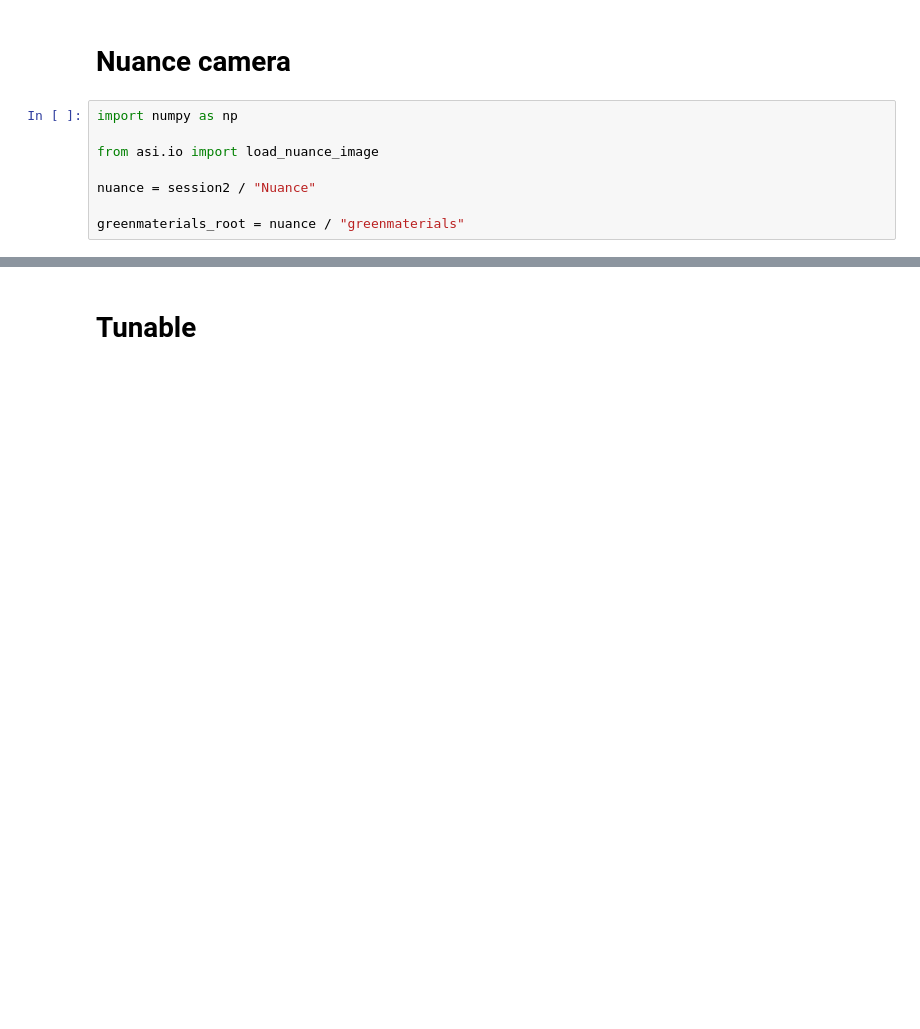
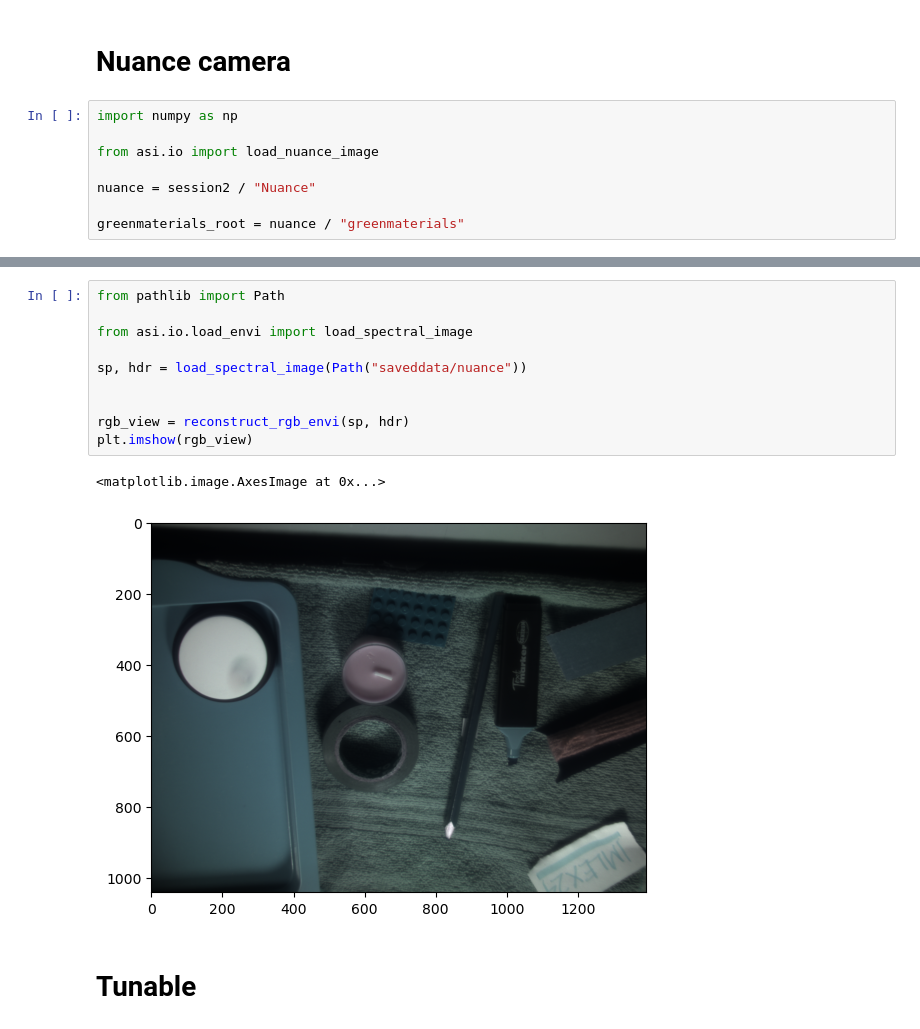
Before and after one commit to 8gaU8/ASI-Homeworks, a Jupyter notebook: load_various_spectral_images.ipynb, the cells around one changed output, grey strips where cells are left out. Cells and saved outputs as stored; diff of their text form; blank space fills up the shorter version.

```diff
--- a/load_various_spectral_images.ipynb
+++ b/load_various_spectral_images.ipynb
@@ -60,3 +95,16 @@ plt.imshow(rgb)
+# %%
+from pathlib import Path
+
+from asi.io.load_envi import load_spectral_image
+
+sp, hdr = load_spectral_image(Path("saveddata/nuance"))
+
+
+rgb_view = reconstruct_rgb_envi(sp, hdr)
+plt.imshow(rgb_view)
+# %% [output]
+<matplotlib.image.AxesImage at 0x...>
+[figure, added]
 # %% [markdown]
 # Tunable
 # %%
```
Also changed, not shown: parts of 8 cells of this notebook, 18 other files.
